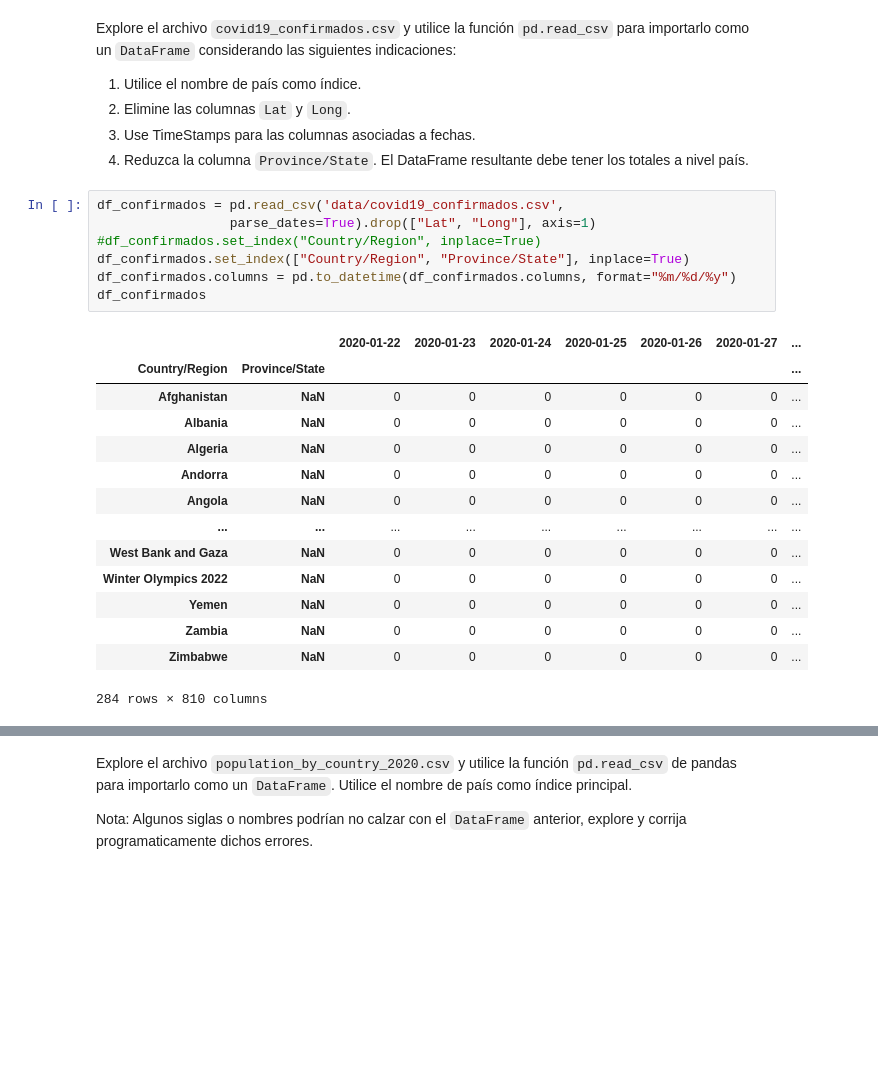
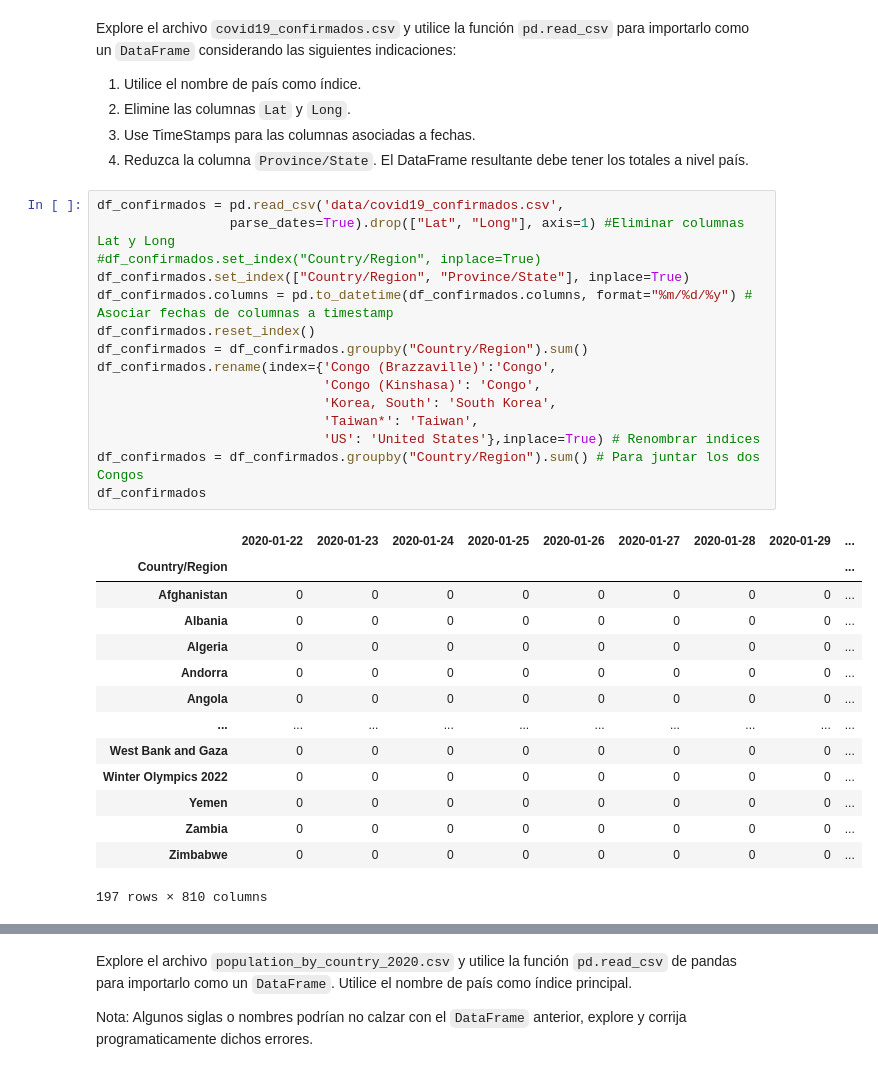
Before and after one commit to phuijse-classroom/info147-tarea-unidad1-los_pitones, a Jupyter notebook: enunciado.ipynb, the cells around one changed output, grey strips where cells are left out. Drawn from its saved outputs; the diff is of its cells as text; blank space fills up the shorter version.

```diff
--- a/enunciado.ipynb
+++ b/enunciado.ipynb
@@ -15,23 +15,31 @@ Explore el archivo `covid19_confirmados.csv` y utilice la función `pd.read_csv`
 1. Reduzca la columna `Province/State`. El DataFrame resultante debe tener los totales a nivel país.
 # %%
 df_confirmados = pd.read_csv('data/covid19_confirmados.csv',
-                 parse_dates=True).drop(["Lat", "Long"], axis=1)
+                 parse_dates=True).drop(["Lat", "Long"], axis=1) #Eliminar columnas Lat y Long
 #df_confirmados.set_index("Country/Region", inplace=True)
 df_confirmados.set_index(["Country/Region", "Province/State"], inplace=True)
-df_confirmados.columns = pd.to_datetime(df_confirmados.columns, format="%m/%d/%y")
+df_confirmados.columns = pd.to_datetime(df_confirmados.columns, format="%m/%d/%y") # Asociar fechas de columnas a timestamp
+df_confirmados.reset_index()
+df_confirmados = df_confirmados.groupby("Country/Region").sum()
+df_confirmados.rename(index={'Congo (Brazzaville)':'Congo',
+                             'Congo (Kinshasa)': 'Congo',
+                             'Korea, South': 'South Korea',
+                             'Taiwan*': 'Taiwan',
+                             'US': 'United States'},inplace=True) # Renombrar indices
+df_confirmados = df_confirmados.groupby("Country/Region").sum() # Para juntar los dos Congos
 df_confirmados
 # %% [output]
-|  |  | 2020-01-22 | 2020-01-23 | 2020-01-24 | 2020-01-25 | 2020-01-26 | 2020-01-27 | ... |
-| Country/Region | Province/State |  |  |  |  |  |  | ... |
-| Afghanistan | NaN | 0 | 0 | 0 | 0 | 0 | 0 | ... |
-| Albania | NaN | 0 | 0 | 0 | 0 | 0 | 0 | ... |
-| Algeria | NaN | 0 | 0 | 0 | 0 | 0 | 0 | ... |
-| Andorra | NaN | 0 | 0 | 0 | 0 | 0 | 0 | ... |
-| Angola | NaN | 0 | 0 | 0 | 0 | 0 | 0 | ... |
-| ... | ... | ... | ... | ... | ... | ... | ... | ... |
-| West Bank and Gaza | NaN | 0 | 0 | 0 | 0 | 0 | 0 | ... |
-| Winter Olympics 2022 | NaN | 0 | 0 | 0 | 0 | 0 | 0 | ... |
-| Yemen | NaN | 0 | 0 | 0 | 0 | 0 | 0 | ... |
-| Zambia | NaN | 0 | 0 | 0 | 0 | 0 | 0 | ... |
-| Zimbabwe | NaN | 0 | 0 | 0 | 0 | 0 | 0 | ... |
+|  | 2020-01-22 | 2020-01-23 | 2020-01-24 | 2020-01-25 | 2020-01-26 | 2020-01-27 | 2020-01-28 | 2020-01-29 | ... |
+| Country/Region |  |  |  |  |  |  |  |  | ... |
+| Afghanistan | 0 | 0 | 0 | 0 | 0 | 0 | 0 | 0 | ... |
+| Albania | 0 | 0 | 0 | 0 | 0 | 0 | 0 | 0 | ... |
+| Algeria | 0 | 0 | 0 | 0 | 0 | 0 | 0 | 0 | ... |
+| Andorra | 0 | 0 | 0 | 0 | 0 | 0 | 0 | 0 | ... |
+| Angola | 0 | 0 | 0 | 0 | 0 | 0 | 0 | 0 | ... |
+| ... | ... | ... | ... | ... | ... | ... | ... | ... | ... |
+| West Bank and Gaza | 0 | 0 | 0 | 0 | 0 | 0 | 0 | 0 | ... |
+| Winter Olympics 2022 | 0 | 0 | 0 | 0 | 0 | 0 | 0 | 0 | ... |
+| Yemen | 0 | 0 | 0 | 0 | 0 | 0 | 0 | 0 | ... |
+| Zambia | 0 | 0 | 0 | 0 | 0 | 0 | 0 | 0 | ... |
+| Zimbabwe | 0 | 0 | 0 | 0 | 0 | 0 | 0 | 0 | ... |
-284 rows × 810 columns
+197 rows × 810 columns
```
Also changed, not shown: parts of 8 cells of this notebook.
